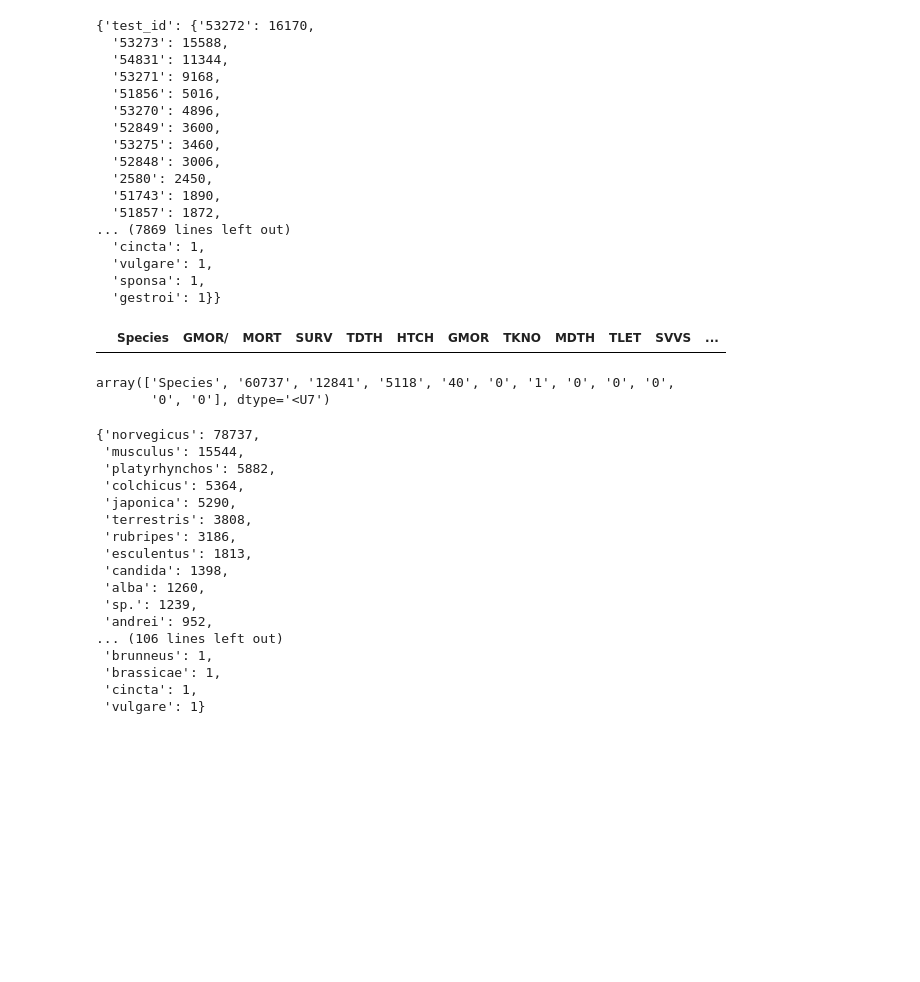
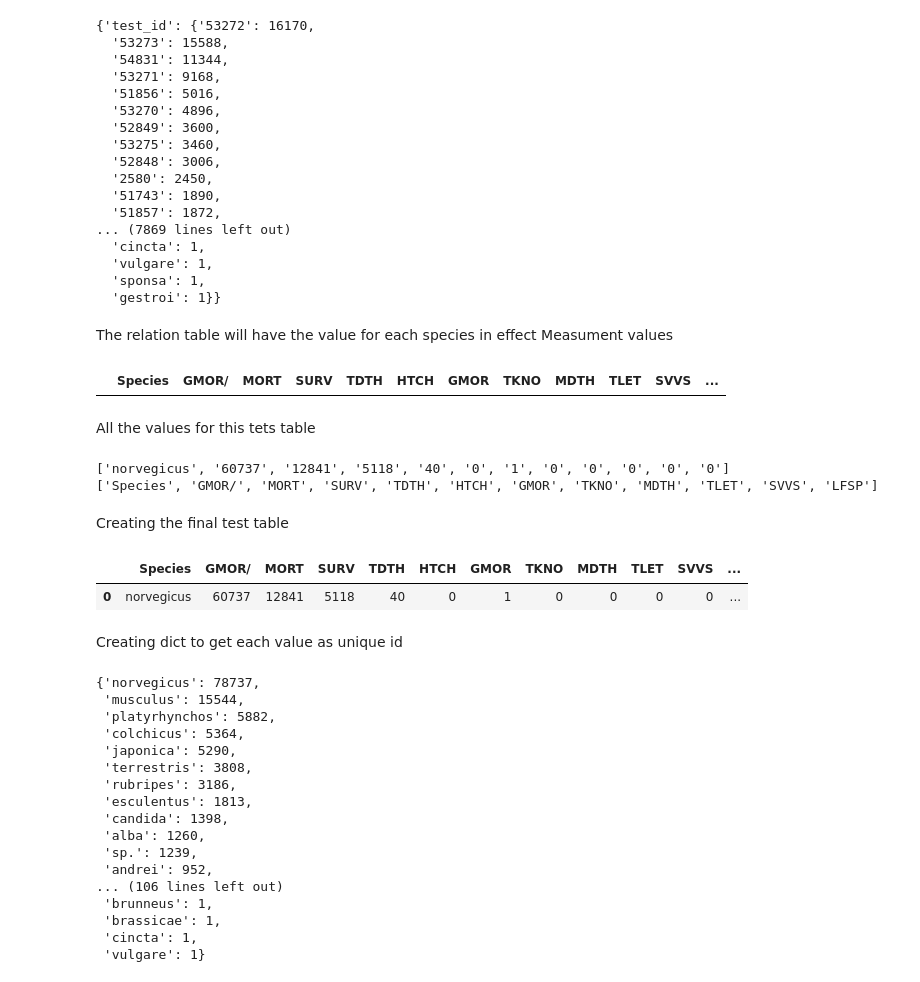
Before and after one commit to Kan4me/pupplystics, a Jupyter notebook: 0417/table_analysis.ipynb, the cells around one changed output. Cells and saved outputs as stored; diff of their text form; code cells hidden in the pictures; blank space fills up the shorter version.

Commit message:
finalizing example

```diff
--- a/0417/table_analysis.ipynb
+++ b/0417/table_analysis.ipynb
@@ -86,3 +94,5 @@ df_clone = df
+# %% [markdown]
+The relation table will have the value for each species in effect Measument  values
 # %%
 df_columns  = list(measurement_dict.keys())
 df_columns  = ["Species"] + df_columns
@@ -92,6 +102,8 @@ df_new      = pd.DataFrame(columns = df_columns)
 df_new
 # %% [output]
 |  | Species | GMOR/ | MORT | SURV | TDTH | HTCH | GMOR | TKNO | MDTH | TLET | SVVS | ... |
+# %% [markdown]
+All the values for this tets table
 # %%
 df_trash  = df[df.species == 'norvegicus']
 
@@ -100,30 +112,28 @@ for m in measurement_dict.keys():
     df_t  = df_trash[df_trash.measurement == m]
     new_list.append(str(df_t.shape[0]))
 
-new_list.insert(0,'Species')
-
-
+new_list.insert(0,'norvegicus')
 
 new_list
-a = np.array(new_list)
-new_list = a.transpose()
-new_list
+a         = np.array(new_list)
+new_list  = a.transpose().tolist()
 
-#newCol = df_columns.transpose()
-#list(map(list, zip(*df_columns)))
-# current_row = pd.DataFrame(data=new_list, columns=newCol)
-
-
-# for m in measurement_dict.keys():
-#     for i in range(0, len(new_list)):
-#         df_new = ({m : new_list[i]})
-# df_new
-
-
-# current_row
+print(new_list)
+print(df_columns)
 # %% [output]
-array(['Species', '60737', '12841', '5118', '40', '0', '1', '0', '0', '0',
-       '0', '0'], dtype='<U7')
+['norvegicus', '60737', '12841', '5118', '40', '0', '1', '0', '0', '0', '0', '0']
+['Species', 'GMOR/', 'MORT', 'SURV', 'TDTH', 'HTCH', 'GMOR', 'TKNO', 'MDTH', 'TLET', 'SVVS', 'LFSP']
+# %% [markdown]
+Creating the final test table
+# %%
+current_row = pd.DataFrame([new_list], columns=df_columns)
+
+current_row
+# %% [output]
+|  | Species | GMOR/ | MORT | SURV | TDTH | HTCH | GMOR | TKNO | MDTH | TLET | SVVS | ... |
+| 0 | norvegicus | 60737 | 12841 | 5118 | 40 | 0 | 1 | 0 | 0 | 0 | 0 | ... |
+# %% [markdown]
+Creating dict to get each value as unique id
 # %%
 species_dict = df['species'].value_counts().to_dict()
 species_dict
```
Also changed, not shown: parts of 7 cells of this notebook.
